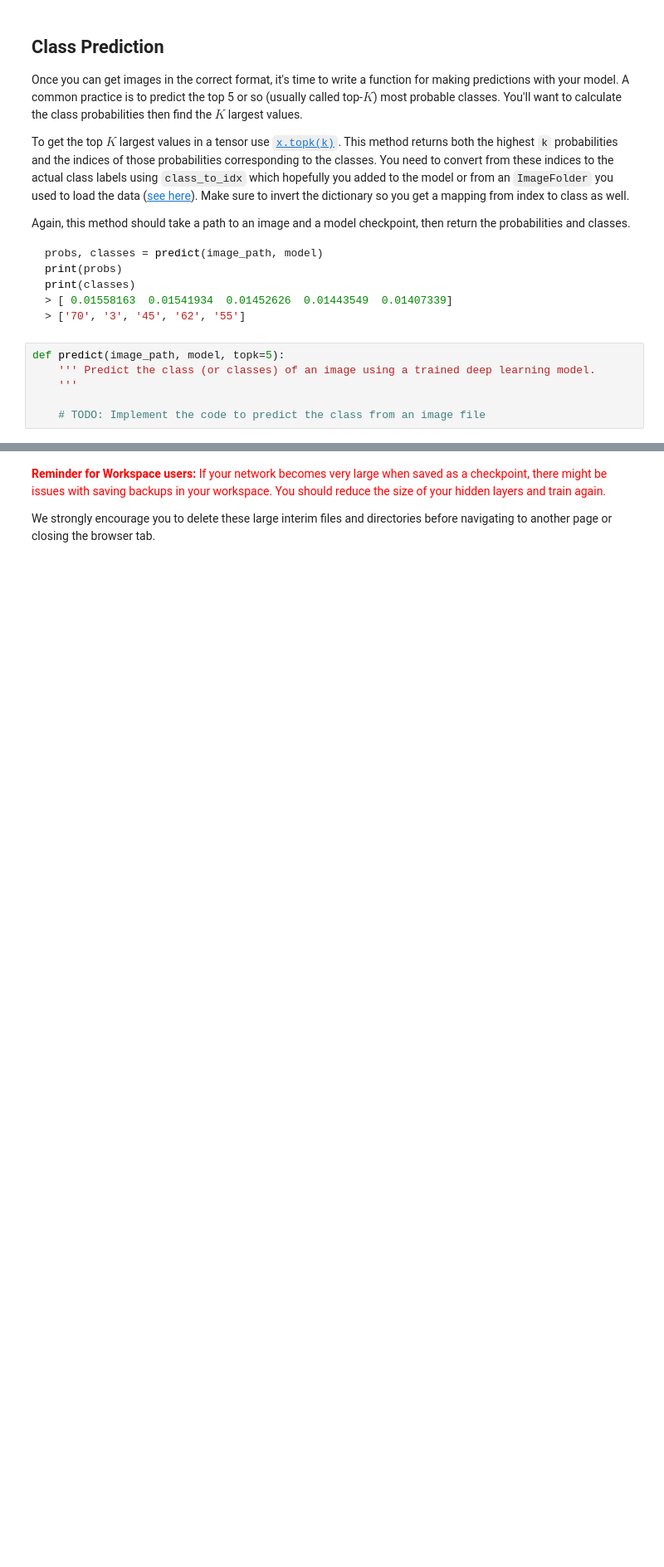
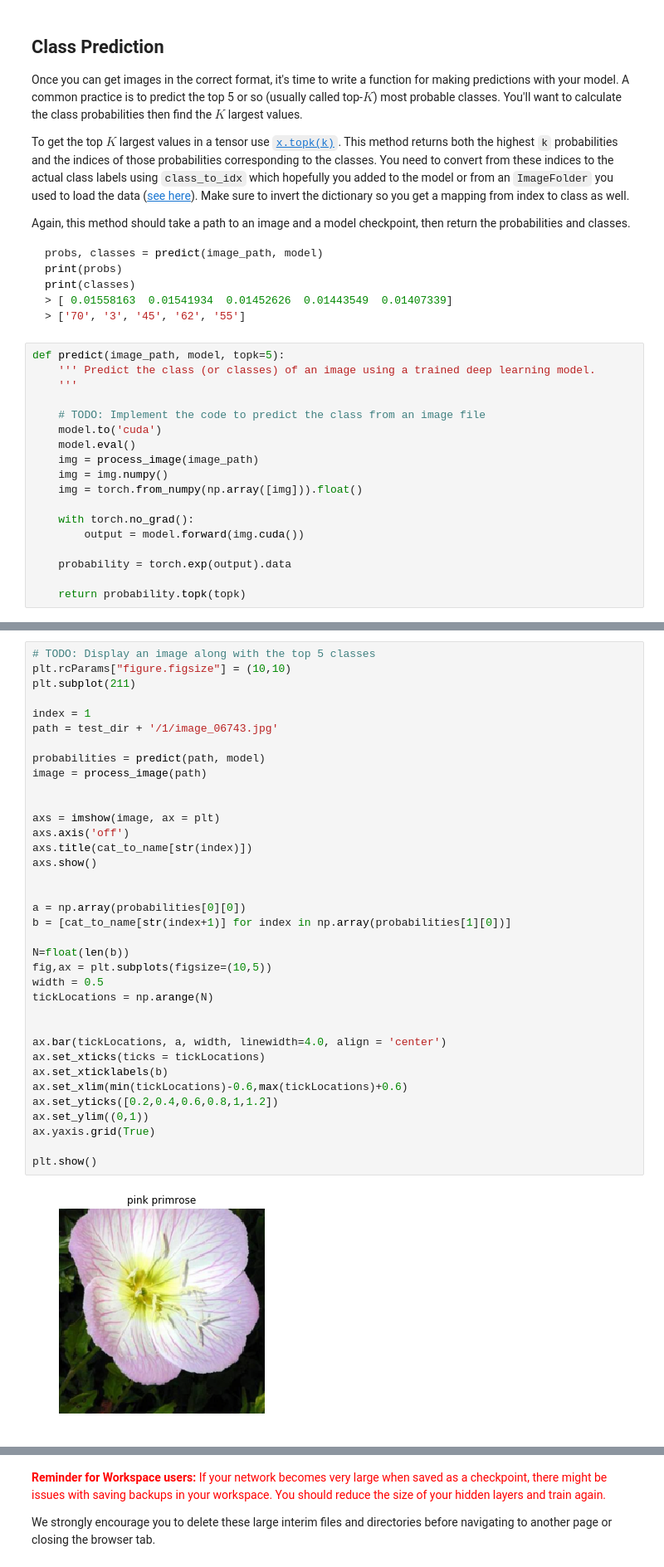
Before and after one commit to Nate004/demo1, a Jupyter notebook: Image_Classifier_Project.ipynb, the cells around one changed output, grey strips where cells are left out. Shown at 83% size. Saved outputs shown, nothing was run; the diff lists cells and outputs as text; blank space fills up the shorter version.

```diff
--- a/Image_Classifier_Project.ipynb
+++ b/Image_Classifier_Project.ipynb
@@ -377,3 +421,15 @@ def predict(image_path, model, topk=5):
     '''
 
     # TODO: Implement the code to predict the class from an image file
+    model.to('cuda')
+    model.eval()
+    img = process_image(image_path)
+    img = img.numpy()
+    img = torch.from_numpy(np.array([img])).float()
+
+    with torch.no_grad():
+        output = model.forward(img.cuda())
+
+    probability = torch.exp(output).data
+
+    return probability.topk(topk)
@@ -389,0 +452,38 @@ You can convert from the class integer encoding to actual flower names with the
+# %%
+# TODO: Display an image along with the top 5 classes
+plt.rcParams["figure.figsize"] = (10,10)
+plt.subplot(211)
+
+index = 1
+path = test_dir + '/1/image_06743.jpg'
+
+probabilities = predict(path, model)
+image = process_image(path)
+
+
+axs = imshow(image, ax = plt)
+axs.axis('off')
+axs.title(cat_to_name[str(index)])
+axs.show()
+
+
+a = np.array(probabilities[0][0])
+b = [cat_to_name[str(index+1)] for index in np.array(probabilities[1][0])]
+
+N=float(len(b))
+fig,ax = plt.subplots(figsize=(10,5))
+width = 0.5
+tickLocations = np.arange(N)
+
+
+ax.bar(tickLocations, a, width, linewidth=4.0, align = 'center')
+ax.set_xticks(ticks = tickLocations)
+ax.set_xticklabels(b)
+ax.set_xlim(min(tickLocations)-0.6,max(tickLocations)+0.6)
+ax.set_yticks([0.2,0.4,0.6,0.8,1,1.2])
+ax.set_ylim((0,1))
+ax.yaxis.grid(True)
+
+plt.show()
+# %% [output]
+[figure, added]
```
Also changed, not shown: parts of 11 cells of this notebook.
